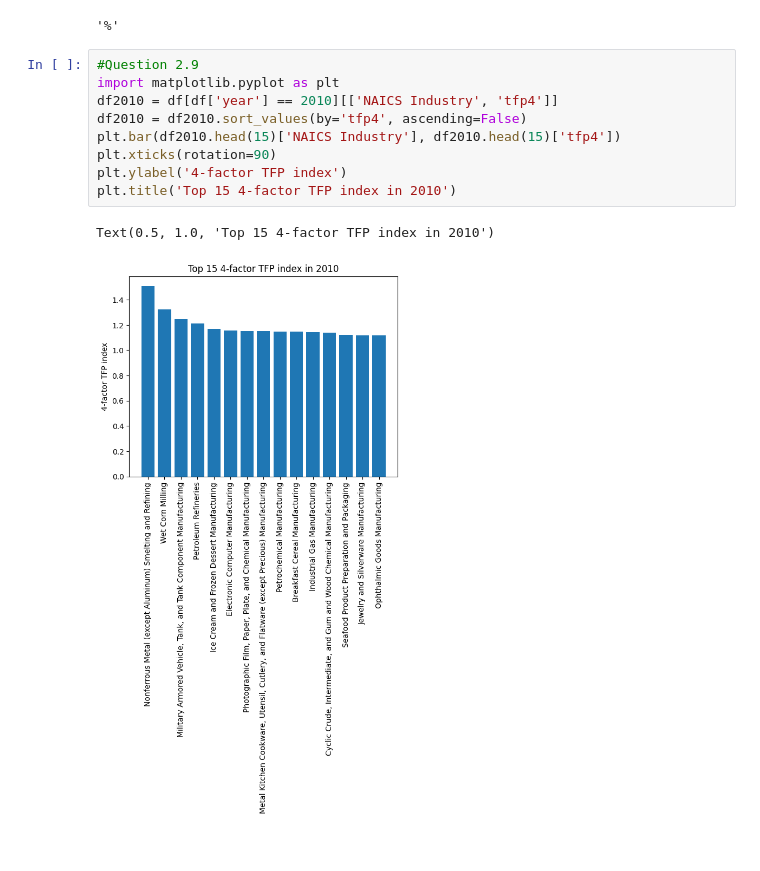
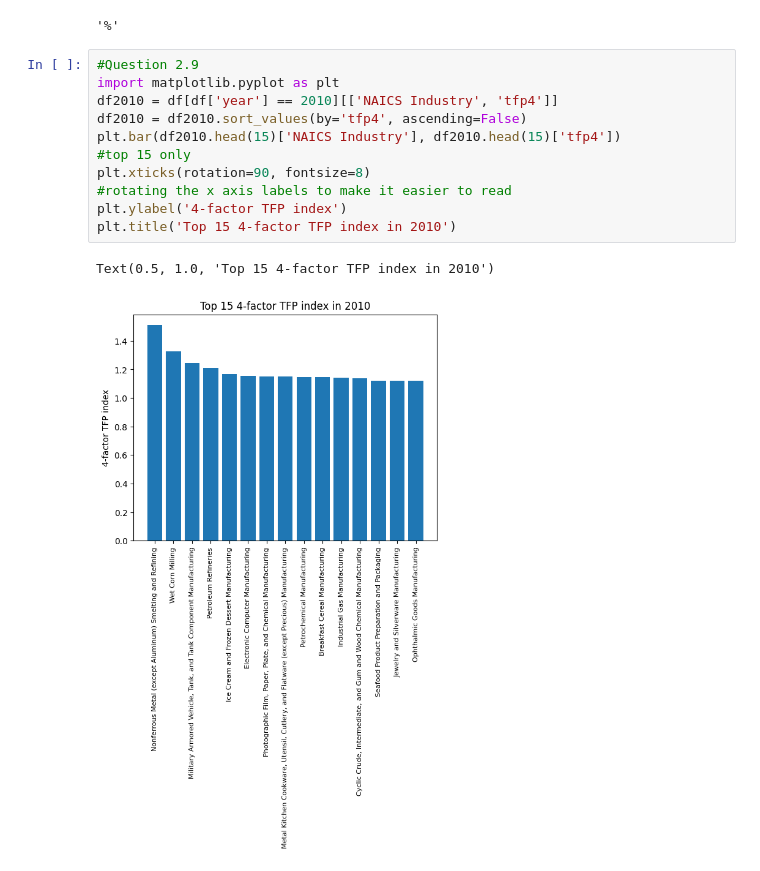
Before and after one commit to DanielKim0208/Data_driven, a Jupyter notebook: midterm/midterm_part 2.ipynb, the cells around one changed output. Saved outputs shown, nothing was run; the diff lists cells and outputs as text.

```diff
--- a/midterm/midterm.ipynb
+++ b/midterm/midterm_part 2.ipynb
@@ -244,15 +119,17 @@ display('the percentage of matcost relative to total value added was', df2015.il
 # %%
 #Question 2.9
 import matplotlib.pyplot as plt
 df2010 = df[df['year'] == 2010][['NAICS Industry', 'tfp4']]
 df2010 = df2010.sort_values(by='tfp4', ascending=False)
 plt.bar(df2010.head(15)['NAICS Industry'], df2010.head(15)['tfp4'])
-plt.xticks(rotation=90)
+#top 15 only
+plt.xticks(rotation=90, fontsize=8)
+#rotating the x axis labels to make it easier to read
 plt.ylabel('4-factor TFP index')
 plt.title('Top 15 4-factor TFP index in 2010')
 # %% [output]
 Text(0.5, 1.0, 'Top 15 4-factor TFP index in 2010')
-[figure, old version]
+[figure, new version]
 # %%
 #Question 2.10
 
```
Also changed, not shown: parts of 21 cells of this notebook, 1 other file.
